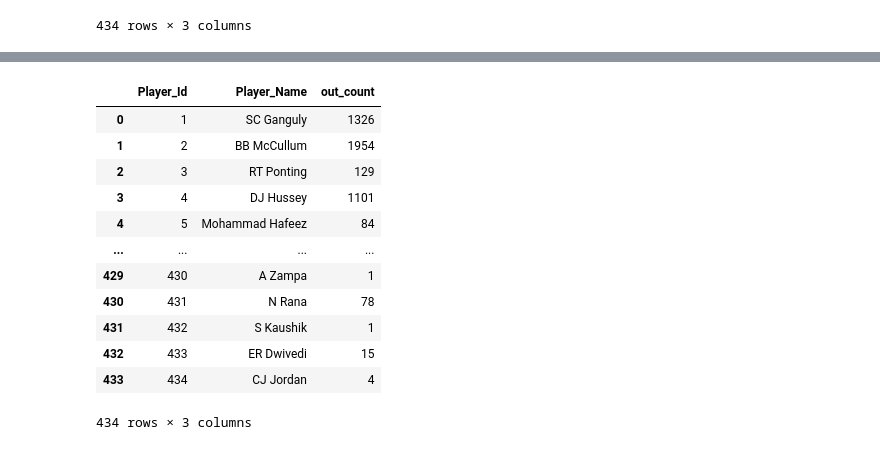
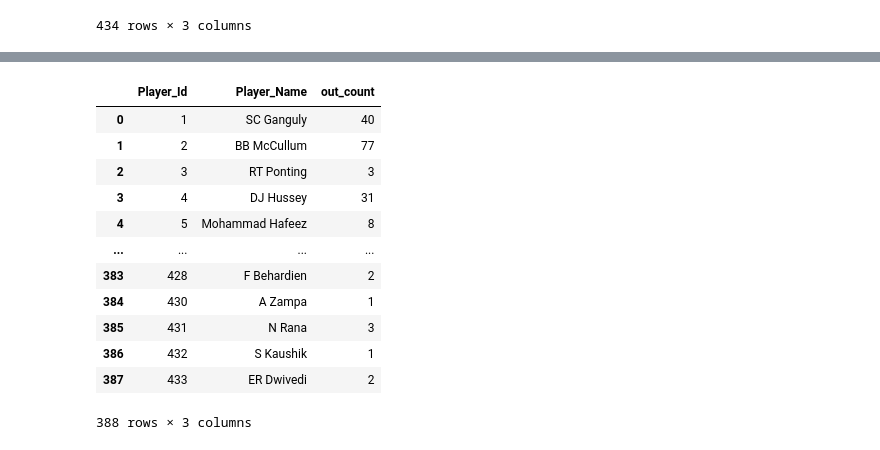
Before and after one commit to Bibhuti-MLAI/Python-Assignment, a Jupyter notebook: Python_Assignment.ipynb, the cells around one changed output, grey strips where cells are left out. Cells and saved outputs as stored; diff of their text form; code cells hidden in the pictures.

```diff
--- a/Python_Assignment.ipynb
+++ b/Python_Assignment.ipynb
@@ -1557,3 +1557,5 @@ sum_score
 | 432 | 433 | ER Dwivedi | 24 |
 | 433 | 434 | CJ Jordan | 3 |
 434 rows × 3 columns
+# %%
+plr_avg_cpy=plr_avg.copy()
@@ -1559,0 +1582,3 @@ sum_score
+# %%
+plr_avg_cpy=plr_avg_cpy[plr_avg_cpy['Player_dissimal_Id']!=" "]
+plr_avg_cpy.head()
@@ -1560,17 +1592,17 @@ sum_score
 # %%
-no_of_match_got_out=plr_avg.groupby(['Player_Id','Player_Name'])['Player_dissimal_Id'].count().reset_index().rename(columns={'Player_dissimal_Id':'out_count'})
+no_of_match_got_out=plr_avg_cpy.groupby(['Player_Id','Player_Name'])['Player_dissimal_Id'].count().reset_index().rename(columns={'Player_dissimal_Id':'out_count'})
 no_of_match_got_out
 # %% [output]
 |  | Player_Id | Player_Name | out_count |
-| 0 | 1 | SC Ganguly | 1326 |
-| 1 | 2 | BB McCullum | 1954 |
-| 2 | 3 | RT Ponting | 129 |
-| 3 | 4 | DJ Hussey | 1101 |
-| 4 | 5 | Mohammad Hafeez | 84 |
+| 0 | 1 | SC Ganguly | 40 |
+| 1 | 2 | BB McCullum | 77 |
+| 2 | 3 | RT Ponting | 3 |
+| 3 | 4 | DJ Hussey | 31 |
+| 4 | 5 | Mohammad Hafeez | 8 |
 | ... | ... | ... | ... |
-| 429 | 430 | A Zampa | 1 |
-| 430 | 431 | N Rana | 78 |
-| 431 | 432 | S Kaushik | 1 |
-| 432 | 433 | ER Dwivedi | 15 |
-| 433 | 434 | CJ Jordan | 4 |
+| 383 | 428 | F Behardien | 2 |
+| 384 | 430 | A Zampa | 1 |
+| 385 | 431 | N Rana | 3 |
+| 386 | 432 | S Kaushik | 1 |
+| 387 | 433 | ER Dwivedi | 2 |
-434 rows × 3 columns
+388 rows × 3 columns
```
Also changed, not shown: parts of 6 cells of this notebook.
